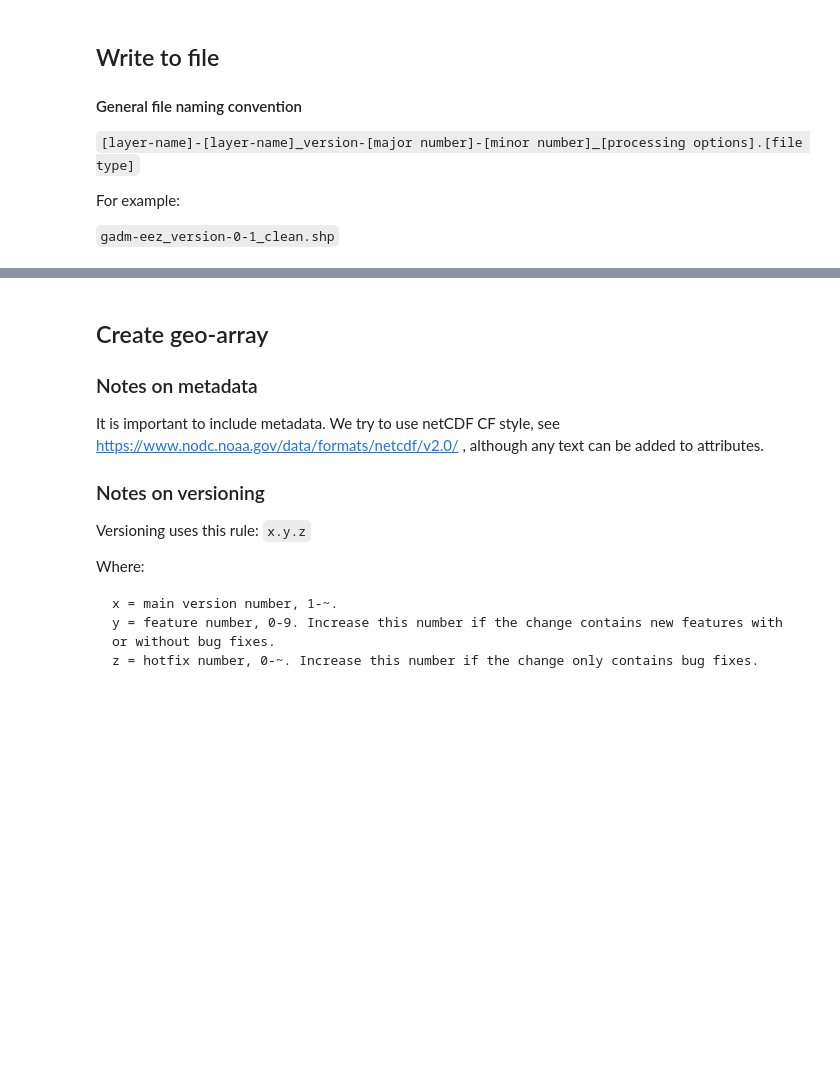
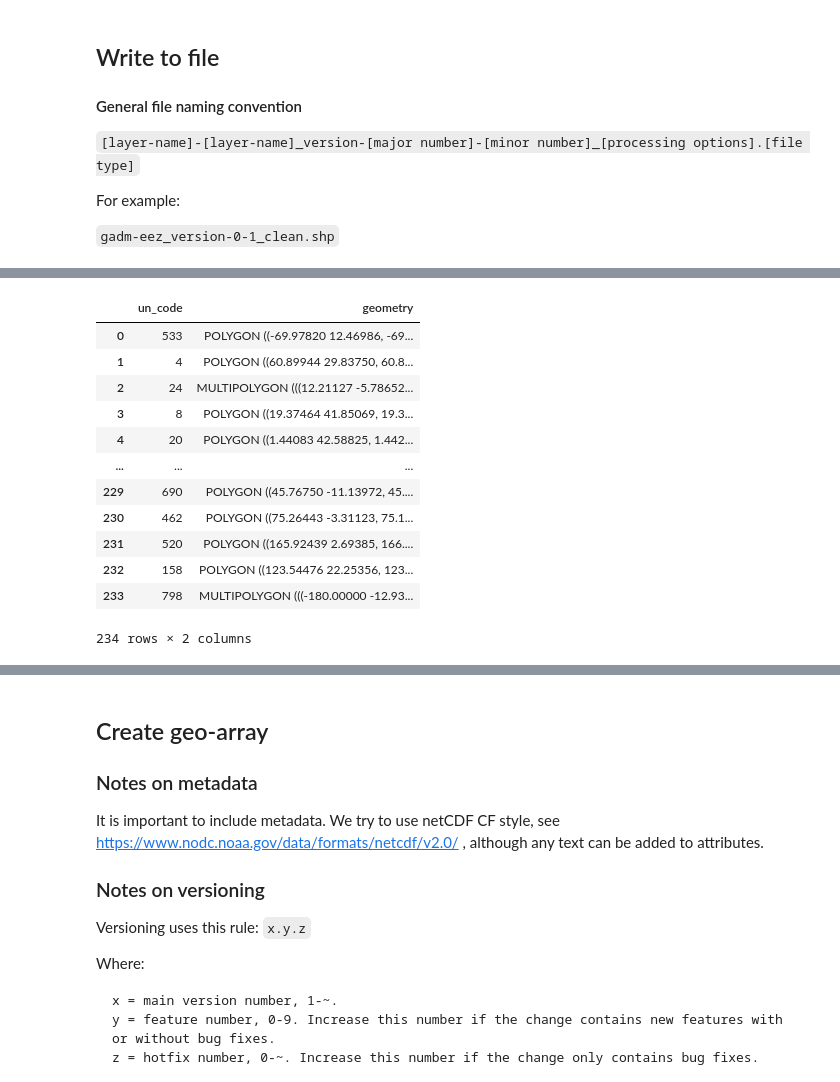
Before and after one commit to Vizzuality/mangrove-atlas-data, a Jupyter notebook: create_gadm_eez_boundaries.ipynb, the cells around one changed output, grey strips where cells are left out. Cells and saved outputs as stored; diff of their text form; code cells hidden in the pictures; blank space fills up the shorter version.

```diff
--- a/create_gadm_eez_boundaries.ipynb
+++ b/create_gadm_eez_boundaries.ipynb
@@ -789,0 +1067,17 @@ copy_gcs([f"{bn}.gpkg.zip"], [f"gs://mangrove_atlas/boundaries/{bn}.gpkg.zip"])
+# %%
+territories = gadm_eez = gpd.read_file("territories.shp")
+territories
+# %% [output]
+|  | un_code | geometry |
+| 0 | 533 | POLYGON ((-69.97820 12.46986, -69... |
+| 1 | 4 | POLYGON ((60.89944 29.83750, 60.8... |
+| 2 | 24 | MULTIPOLYGON (((12.21127 -5.78652... |
+| 3 | 8 | POLYGON ((19.37464 41.85069, 19.3... |
+| 4 | 20 | POLYGON ((1.44083 42.58825, 1.442... |
+| ... | ... | ... |
+| 229 | 690 | POLYGON ((45.76750 -11.13972, 45.... |
+| 230 | 462 | POLYGON ((75.26443 -3.31123, 75.1... |
+| 231 | 520 | POLYGON ((165.92439 2.69385, 166.... |
+| 232 | 158 | POLYGON ((123.54476 22.25356, 123... |
+| 233 | 798 | MULTIPOLYGON (((-180.00000 -12.93... |
+234 rows × 2 columns
```
Also changed, not shown: parts of 55 cells of this notebook.
